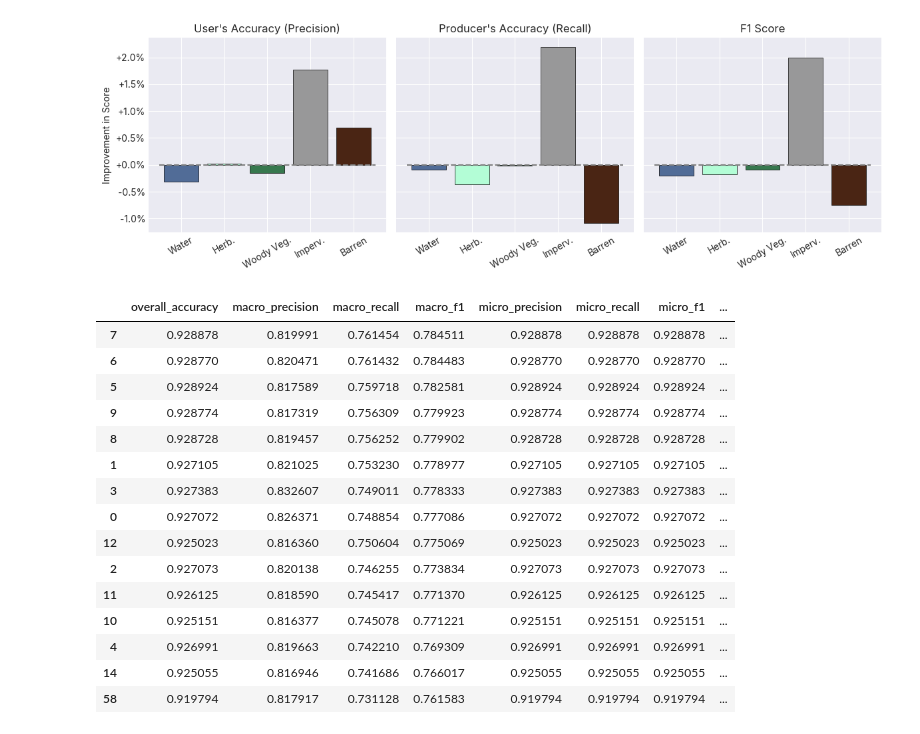
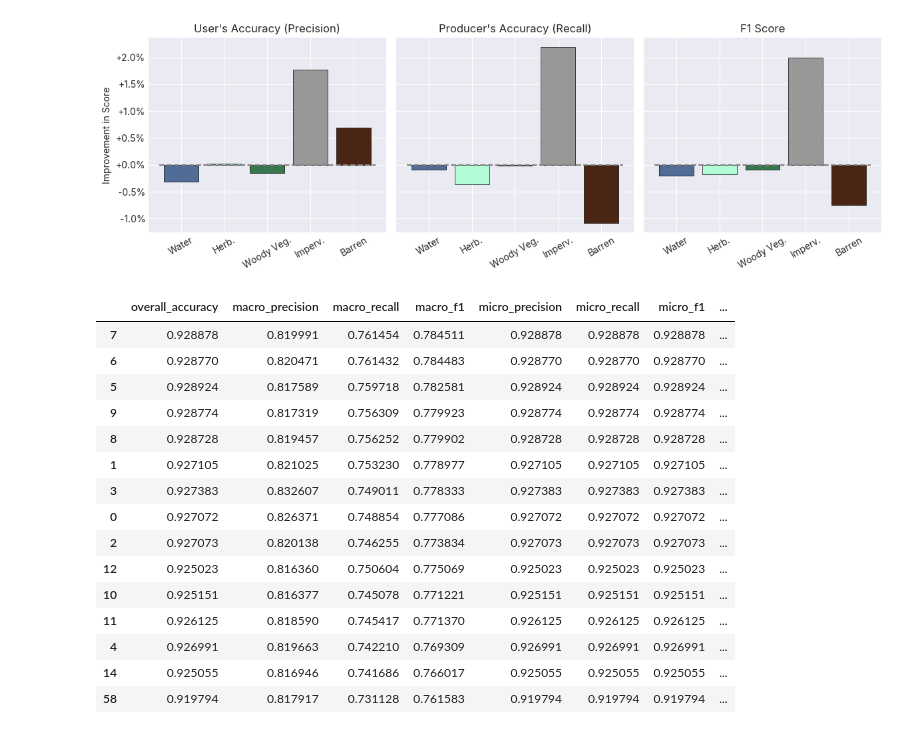
Before and after one commit to DakotaHester/s2flow, a Jupyter notebook: notebooks/lc_plots.ipynb, the cells around one changed output. Saved outputs shown, nothing was run; the diff lists cells and outputs as text; code cells hidden in the pictures.

```diff
--- a/notebooks/lc_plots.ipynb
+++ b/notebooks/lc_plots.ipynb
@@ -854,22 +854,22 @@ for filetype in ['png', 'pdf']:
 # %%
 # what is the best performing s2sr model based on macro f1 score?
 best_s2sr_models = steps_metrics_df.loc[steps_metrics_df.groupby(['model', 'fold'])['macro_f1'].idxmax()]
 best_s2sr_models[['model', 'fold', 'steps', 'macro_f1']]
-best_s2sr_models.sort_values(by='macro_f1', ascending=False)
+best_s2sr_models.sort_values(by='mean_iou', ascending=False)
 # %% [output]
 |  | overall_accuracy | macro_precision | macro_recall | macro_f1 | micro_precision | micro_recall | micro_f1 | ... |
 | 7 | 0.928878 | 0.819991 | 0.761454 | 0.784511 | 0.928878 | 0.928878 | 0.928878 | ... |
 | 6 | 0.928770 | 0.820471 | 0.761432 | 0.784483 | 0.928770 | 0.928770 | 0.928770 | ... |
 | 5 | 0.928924 | 0.817589 | 0.759718 | 0.782581 | 0.928924 | 0.928924 | 0.928924 | ... |
 | 9 | 0.928774 | 0.817319 | 0.756309 | 0.779923 | 0.928774 | 0.928774 | 0.928774 | ... |
 | 8 | 0.928728 | 0.819457 | 0.756252 | 0.779902 | 0.928728 | 0.928728 | 0.928728 | ... |
 | 1 | 0.927105 | 0.821025 | 0.753230 | 0.778977 | 0.927105 | 0.927105 | 0.927105 | ... |
 | 3 | 0.927383 | 0.832607 | 0.749011 | 0.778333 | 0.927383 | 0.927383 | 0.927383 | ... |
 | 0 | 0.927072 | 0.826371 | 0.748854 | 0.777086 | 0.927072 | 0.927072 | 0.927072 | ... |
+| 2 | 0.927073 | 0.820138 | 0.746255 | 0.773834 | 0.927073 | 0.927073 | 0.927073 | ... |
 | 12 | 0.925023 | 0.816360 | 0.750604 | 0.775069 | 0.925023 | 0.925023 | 0.925023 | ... |
-| 2 | 0.927073 | 0.820138 | 0.746255 | 0.773834 | 0.927073 | 0.927073 | 0.927073 | ... |
+| 10 | 0.925151 | 0.816377 | 0.745078 | 0.771221 | 0.925151 | 0.925151 | 0.925151 | ... |
 | 11 | 0.926125 | 0.818590 | 0.745417 | 0.771370 | 0.926125 | 0.926125 | 0.926125 | ... |
-| 10 | 0.925151 | 0.816377 | 0.745078 | 0.771221 | 0.925151 | 0.925151 | 0.925151 | ... |
 | 4 | 0.926991 | 0.819663 | 0.742210 | 0.769309 | 0.926991 | 0.926991 | 0.926991 | ... |
 | 14 | 0.925055 | 0.816946 | 0.741686 | 0.766017 | 0.925055 | 0.925055 | 0.925055 | ... |
 | 58 | 0.919794 | 0.817917 | 0.731128 | 0.761583 | 0.919794 | 0.919794 | 0.919794 | ... |
```
Also changed, not shown: parts of 1 cell of this notebook, 5 other files.
